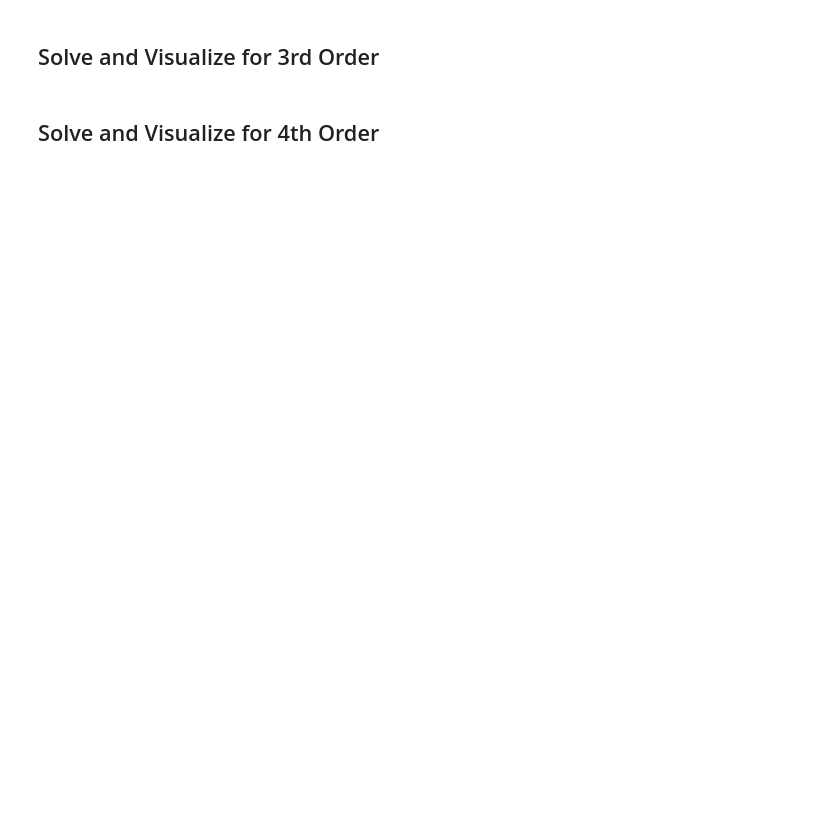
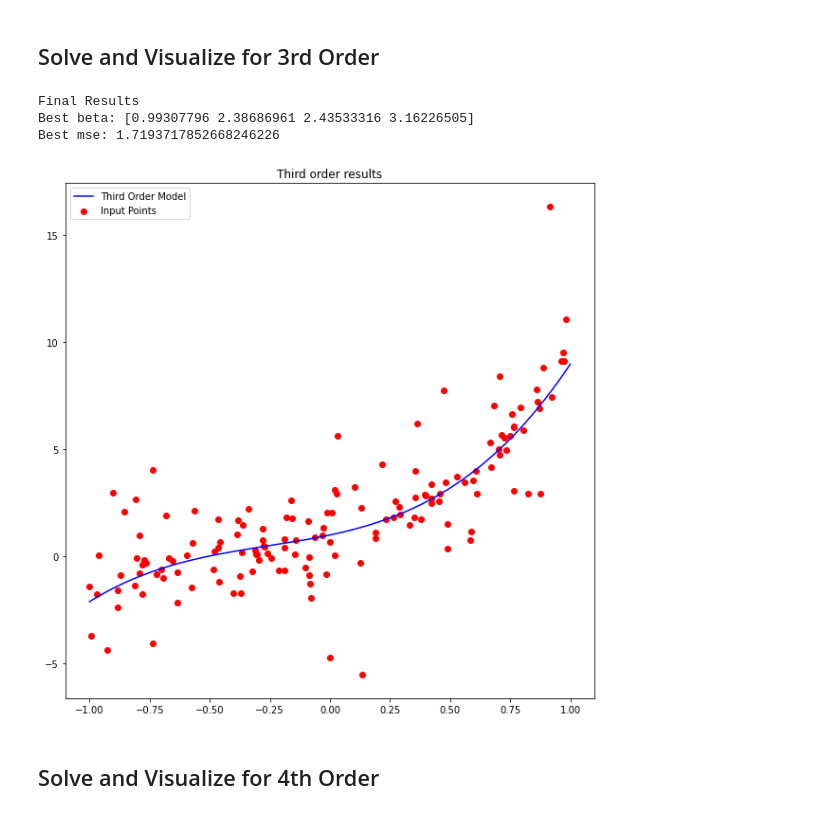
Before and after one commit to pulkitjn/RANSAC-Algorithm, a Jupyter notebook: RANSAC_Algorithm.ipynb, the cells around one changed output. Drawn from its saved outputs; the diff is of its cells as text; code cells hidden in the pictures; blank space fills up the shorter version.

```diff
--- a/RANSAC_Algorithm.ipynb
+++ b/RANSAC_Algorithm.ipynb
@@ -177,17 +180,22 @@ FileNotFoundError: ignored
 # %% [markdown]
 ## Solve and Visualize for 3rd Order
 # %%
-file_location = '/content/3rd_order.csv'
+file_location = '/sample_data/3rd_order.csv'
 x_third_order,y_third_order = get_data_points(file_location)
 size_third_order = len(x_third_order)
 assumed_inlier_count = int(0.2*size_third_order)
 r_third_order = Regression(3)
 best_beta_third_order, best_mse_third_order= r_third_order.solve(x_third_order,y_third_order,assumed_inlier_count)
 print()
 print('Final Results')
 print("Best beta:",np.transpose(best_beta_third_order))
 print("Best mse:",best_mse_third_order)
 figre3 = r_third_order.visualize(x_third_order,y_third_order)
+# %% [output]
+Final Results
+Best beta: [0.99307796 2.38686961 2.43533316 3.16226505]
+Best mse: 1.7193717852668246226
+[figure, added]
 # %% [markdown]
 ## Solve and Visualize for 4th Order
 # %%
```
Also changed, not shown: parts of 2 cells of this notebook, 3 other files.
